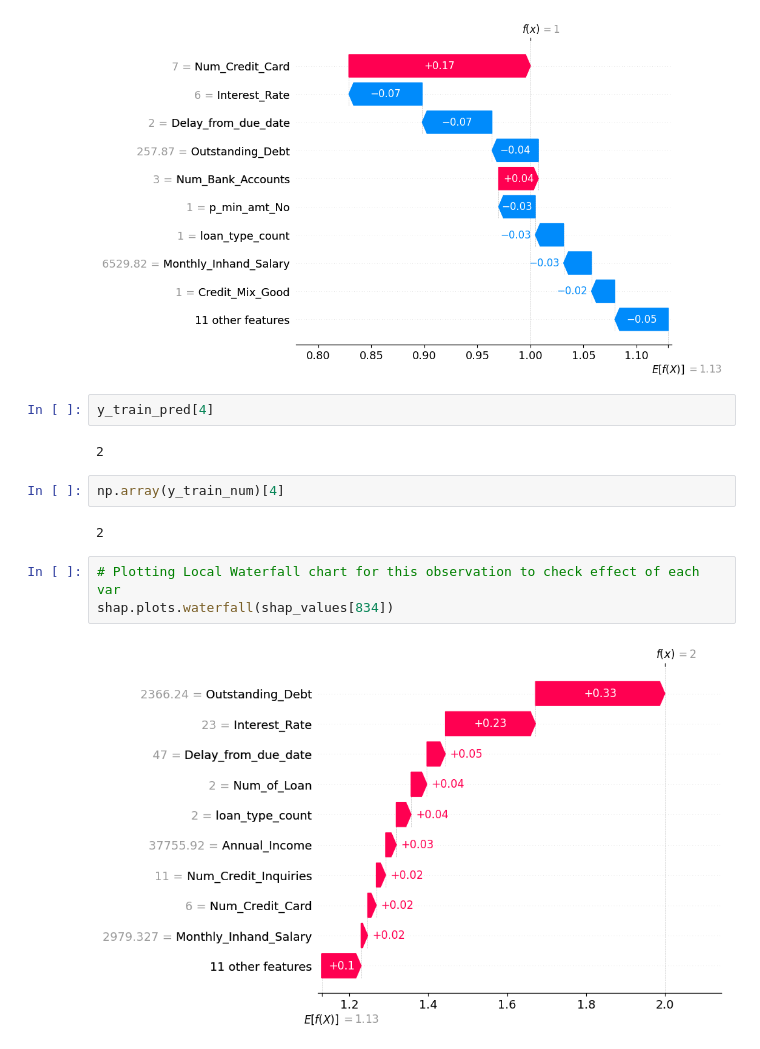
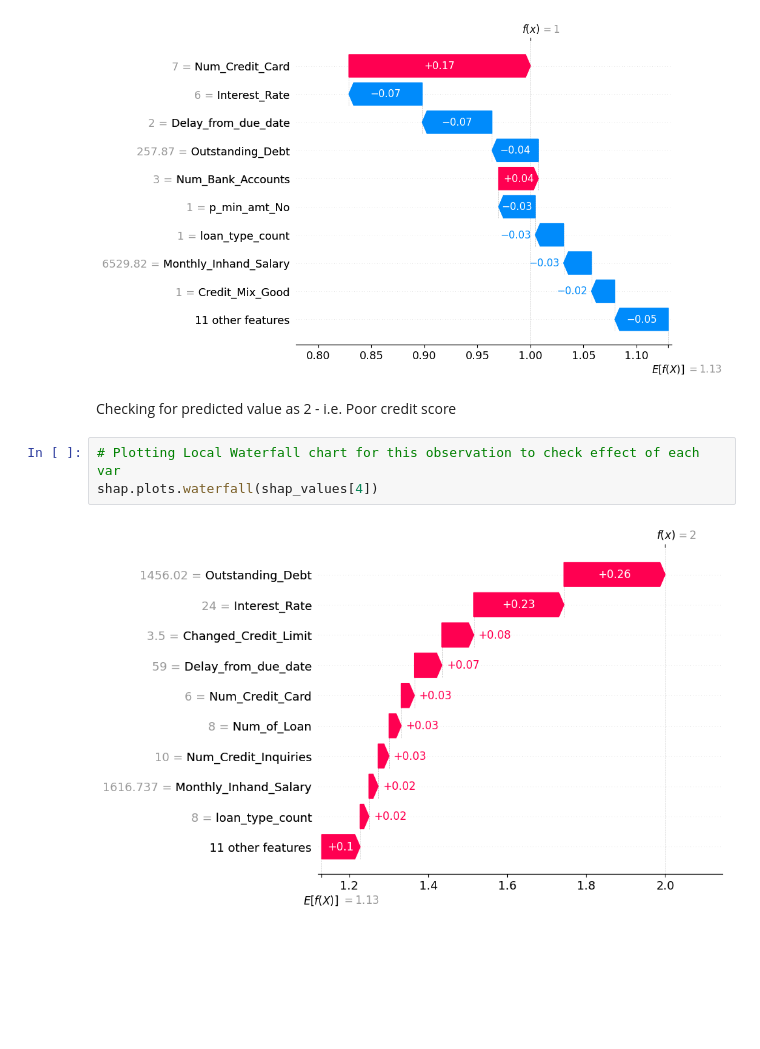
Before and after one commit to AmolPP97/Kaggle-Notebooks, a Jupyter notebook: Credit_Score_Classification.ipynb, the cells around one changed output. Drawn from its saved outputs; the diff is of its cells as text; blank space fills up the shorter version.

Commit message:
Credit Rating Prediction with SHAP analysis to checking reason for classification.

```diff
--- a/Credit_Score_Classification.ipynb
+++ b/Credit_Score_Classification.ipynb
@@ -483,16 +470,10 @@ np.array(y_train_num)[0]
 shap.plots.waterfall(shap_values[0])
 # %% [output]
 [figure]
-# %%
-y_train_pred[4]
-# %% [output]
-2
-# %%
-np.array(y_train_num)[4]
-# %% [output]
-2
+# %% [markdown]
+Checking for predicted value as 2 - i.e. Poor credit score
 # %%
 # Plotting Local Waterfall chart for this observation to check effect of each var
-shap.plots.waterfall(shap_values[834])
+shap.plots.waterfall(shap_values[4])
 # %% [output]
-[figure, old version]
+[figure, new version]
```
Also changed, not shown: parts of 6 cells of this notebook.
